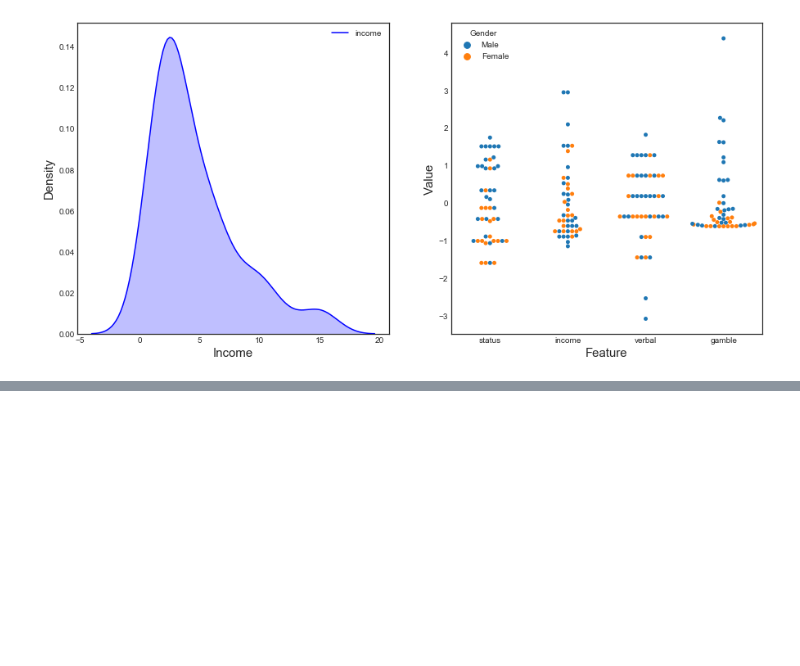
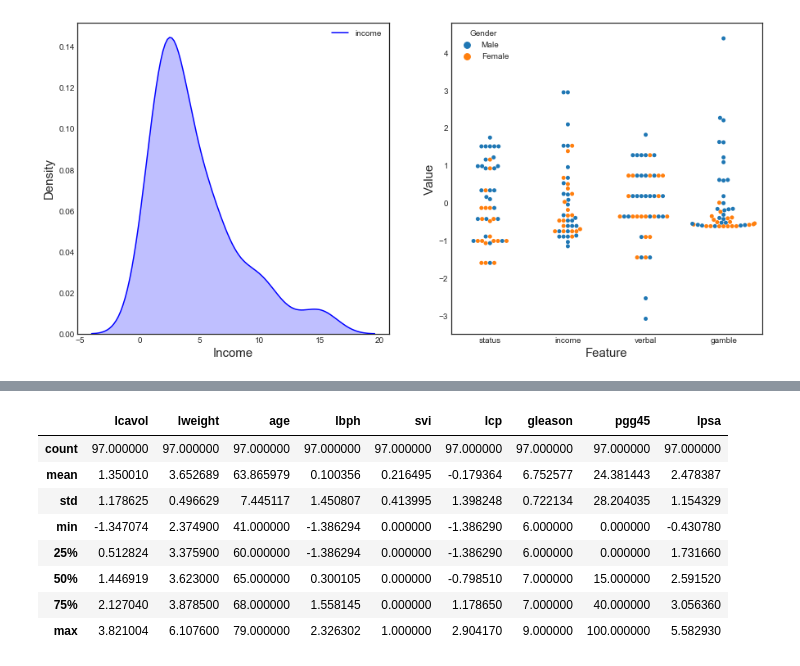
Before and after one commit to LeoUCD/Linear_Models_in_Python, a Jupyter notebook: Chapter1_Introduction.ipynb, the cells around one changed output, grey strips where cells are left out. Cells and saved outputs as stored; diff of their text form; code cells hidden in the pictures; blank space fills up the shorter version.

```diff
--- a/Chapter1_Introduction.ipynb
+++ b/Chapter1_Introduction.ipynb
@@ -498,0 +529,12 @@ ax2.legend(handles, ['Male','Female'], title='Gender')
+# %%
+prostate.describe()
+# %% [output]
+|  | lcavol | lweight | age | lbph | svi | lcp | gleason | pgg45 | lpsa |
+| count | 97.000000 | 97.000000 | 97.000000 | 97.000000 | 97.000000 | 97.000000 | 97.000000 | 97.000000 | 97.000000 |
+| mean | 1.350010 | 3.652689 | 63.865979 | 0.100356 | 0.216495 | -0.179364 | 6.752577 | 24.381443 | 2.478387 |
+| std | 1.178625 | 0.496629 | 7.445117 | 1.450807 | 0.413995 | 1.398248 | 0.722134 | 28.204035 | 1.154329 |
+| min | -1.347074 | 2.374900 | 41.000000 | -1.386294 | 0.000000 | -1.386290 | 6.000000 | 0.000000 | -0.430780 |
+| 25% | 0.512824 | 3.375900 | 60.000000 | -1.386294 | 0.000000 | -1.386290 | 6.000000 | 0.000000 | 1.731660 |
+| 50% | 1.446919 | 3.623000 | 65.000000 | 0.300105 | 0.000000 | -0.798510 | 7.000000 | 15.000000 | 2.591520 |
+| 75% | 2.127040 | 3.878500 | 68.000000 | 1.558145 | 0.000000 | 1.178650 | 7.000000 | 40.000000 | 3.056360 |
+| max | 3.821004 | 6.107600 | 79.000000 | 2.326302 | 1.000000 | 2.904170 | 9.000000 | 100.000000 | 5.582930 |
```
Also changed, not shown: parts of 9 cells of this notebook.
